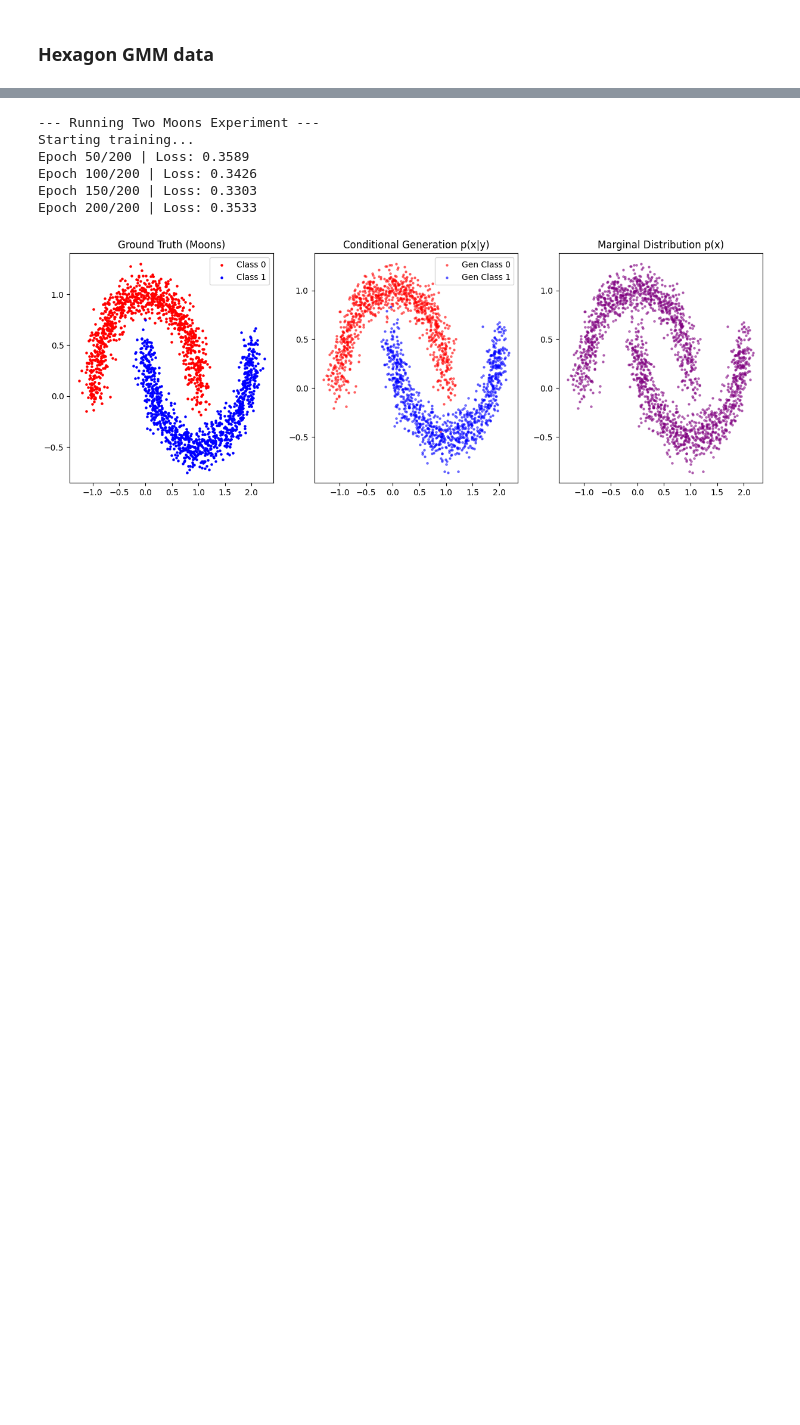
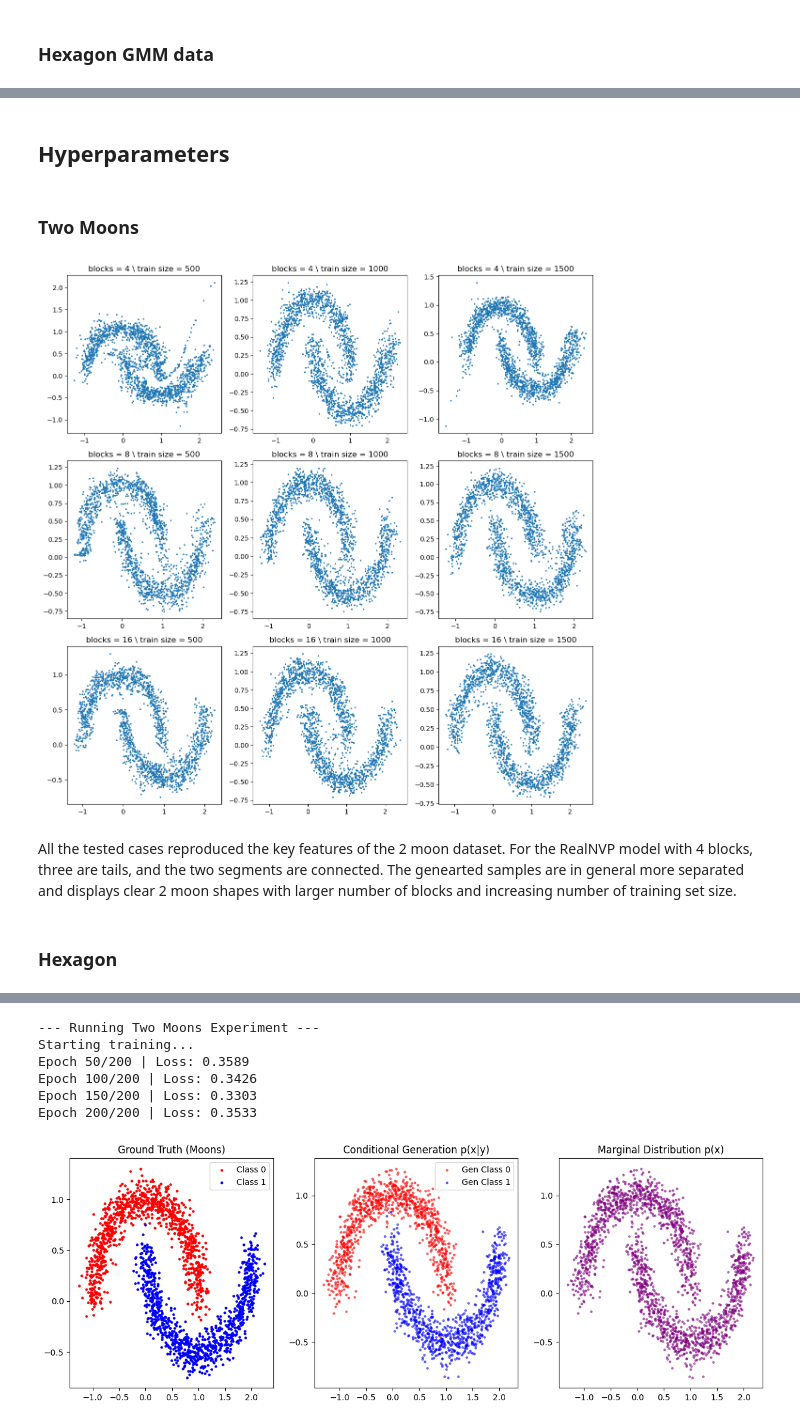
Before and after one commit to susieie612/GNN_Exercises, a Jupyter notebook: HW3/normalizing-flows.ipynb, the cells around one changed output, grey strips where cells are left out. Drawn from its saved outputs; the diff is of its cells as text; code cells hidden in the pictures; blank space fills up the shorter version.

Commit message:
q1 hyperparameter part added

```diff
--- a/HW3/normalizing-flows.ipynb
+++ b/HW3/normalizing-flows.ipynb
@@ -277,0 +278,48 @@ Text(0.5, 1.0, 'Generated')
+# %% [markdown]
+## Hyperparameters
+# %% [markdown]
+### Two Moons
+# %%
+# hyperparameters
+blocks = [4,8,16]
+epochs = [10, 50, 100]
+n_trains = [500, 1000, 1500]
+
+# training dataset
+noise = 0.1
+training_set = []
+for n in n_trains:
+    x_train, _ = make_moons(n_samples = n, noise=noise)
+    training_set.append(x_train)
+
+# test dataset
+x_test, _ = make_moons(n_samples=2000, noise=0.1)
+x_test = torch.tensor(x_test, dtype=torch.float32)
+z_test, _ = model(x_test)
+
+twomoons_gen = []
+
+
+for i, b in enumerate(blocks):
+    for j, x_train in enumerate(training_set):
+        model = train_inn(x_train, blocks=b, lr=5e-3, epochs=300)
+
+        with torch.no_grad():
+            x_gen = model.sample(2000).numpy()
+
+        twomoons_gen.append(x_gen) # save the sampled points
+# %%
+plt.figure(figsize=(12,12))
+for i in range(len(twomoons_gen)):
+    plt.subplot(3,3,i+1)
+    x_gen = twomoons_gen[i]
+    plt.scatter(x_gen[:,0], x_gen[:,1], s=2)
+    plt.title(f'blocks = {blocks[i//3]} \\ train size = {n_trains[i%3]}')
+
+plt.tight_layout()
+# %% [output]
+[figure, added]
+# %% [markdown]
+All the tested cases reproduced the key features of the 2 moon  dataset. For the RealNVP model with 4 blocks, three are tails, and the two segments are connected. The genearted samples are in general more separated and displays clear 2 moon shapes with larger number of blocks and increasing number of training set size.
+# %% [markdown]
+### Hexagon
```
Also changed, not shown: parts of 9 cells of this notebook, 1 other file.
